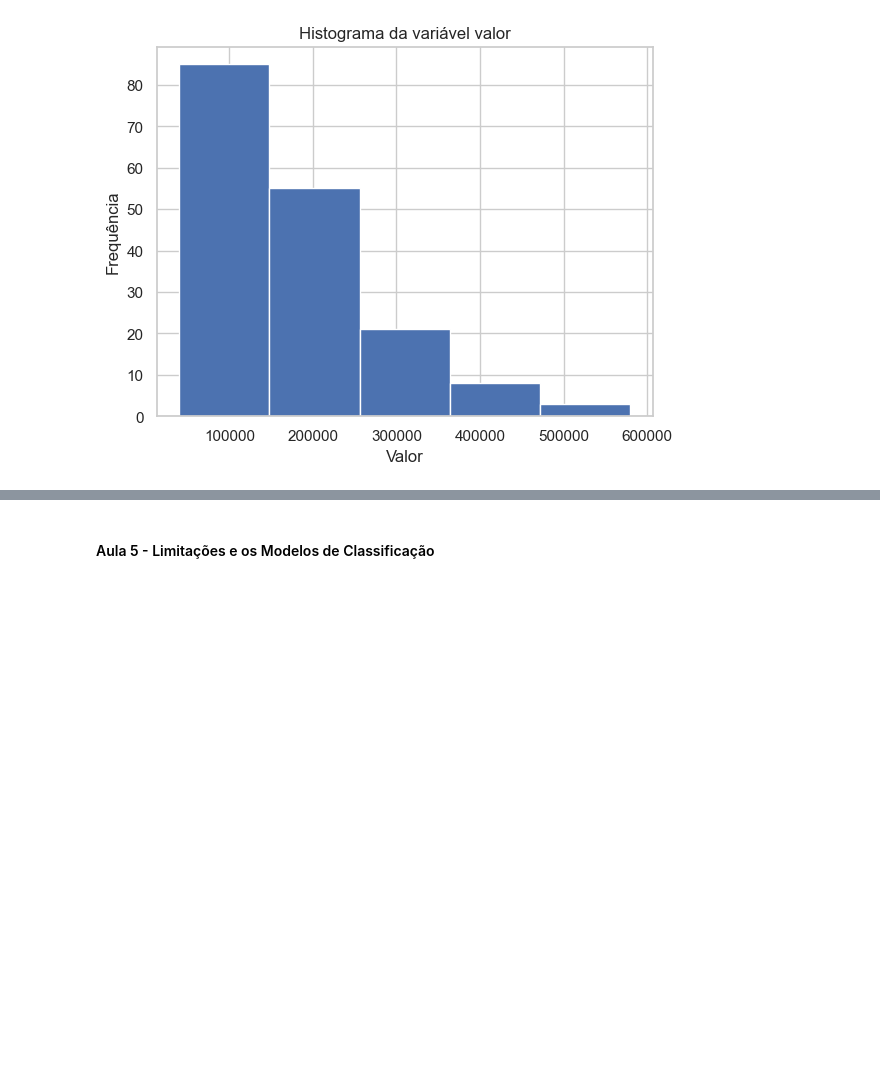
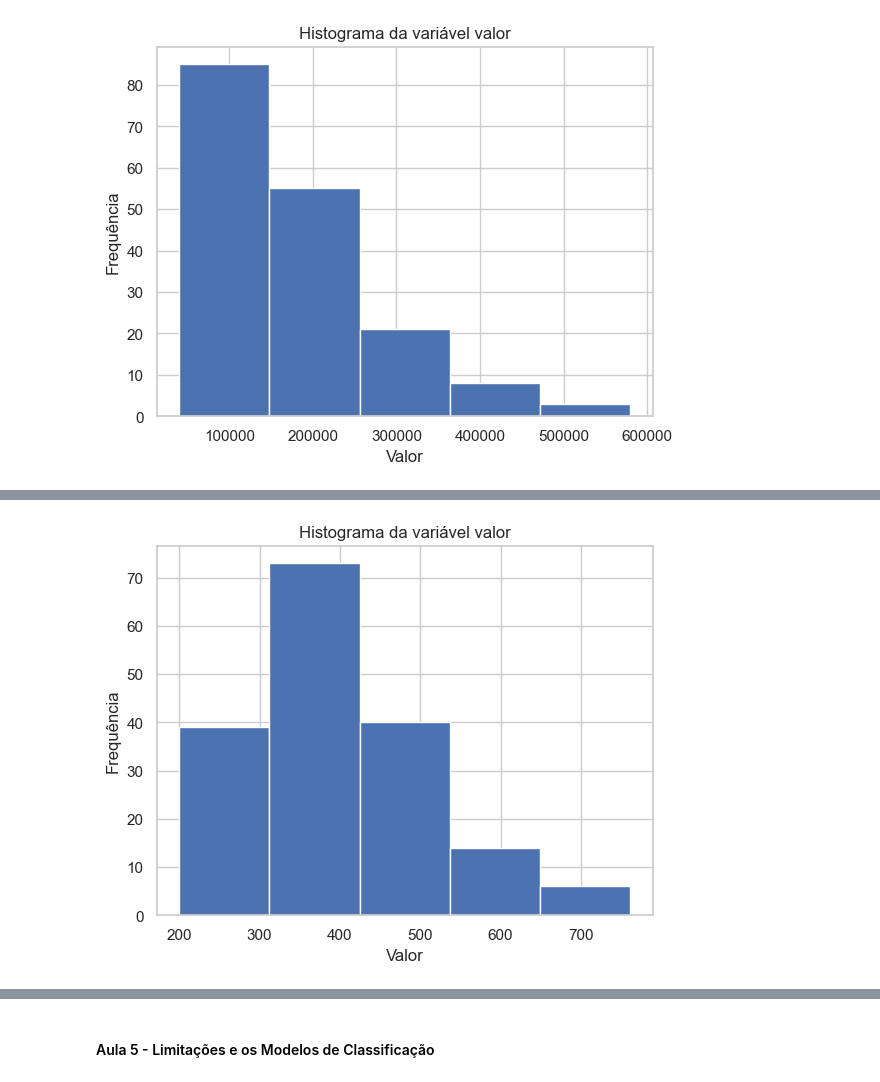
Before and after one commit to RicardViana/fiap-Machine-Learning-and-Time-Series, a Jupyter notebook: machine_learning_com_python.ipynb, the cells around one changed output, grey strips where cells are left out. Drawn from its saved outputs; the diff is of its cells as text; code cells hidden in the pictures; blank space fills up the shorter version.

```diff
--- a/machine_learning_com_python.ipynb
+++ b/machine_learning_com_python.ipynb
@@ -1407,3 +1407,30 @@ plt.title("Histograma da variável valor")
 plt.show()
 # %% [output]
 [figure]
+# %%
+"""
+
+O objetivo principal de aplicar uma raiz quadrada (np.sqrt) aos dados de valor dos imóveis antes de criar um histograma é
+melhorar a visualização da distribuição dos dados.
+
+Em muitos casos, especialmente com dados de preços, os valores não são distribuídos de maneira uniforme. É comum ter
+muitos imóveis com preços mais baixos ou médios e alguns poucos imóveis com preços extremamente altos. Isso cria uma distribuição que
+de assimétrica à direita (ou com cauda longa à direita).
+
+O Problema: Distribuição Assimétrica
+Imagine que você tem os seguintes preços de imóveis (valores em milhares de R$):
+[300, 400, 350, 500, 450, 600, 250, 3_000, 5_000]
+
+Se você criar um histograma diretamente com esses dados, o gráfico ficaria mais ou menos assim:
+
+A maioria dos valores (250, 300, 350, 400, 450, 500, 600) estaria espremida em uma ou duas barras no início do gráfico.
+Os valores muito altos (3_000 e 5_000) estariam muito distantes à direita, criando uma "cauda" longa no histograma.
+Isso torna o gráfico difícil de interpretar, pois você não consegue ver os detalhes da distribuição onde a maioria dos dados se concentra.
+
+A função np.sqrt() aplica a raiz quadrada a cada valor da coluna "Valor". A raiz quadrada tem uma propriedade matemática
+muito útil para este caso: ela reduz a escala dos números, e o efeito é muito mais forte nos números grandes do que nos pequenos.
+
+"""
+
+# Criar uma coluna nova de raiz quadrada
+imoveis["raiz_valor"] = np.sqrt(imoveis["Valor"])
@@ -1409,0 +1446,10 @@ plt.show()
+# %%
+# Plotar um grafico do tipo histograma - Verificar a frequencia dos dados
+
+plt.hist(imoveis["raiz_valor"], bins=5)
+plt.ylabel("Frequência")
+plt.xlabel("Valor")
+plt.title("Histograma da variável valor")
+plt.show()
+# %% [output]
+[figure, added]
```
Also changed, not shown: parts of 4 cells of this notebook.
